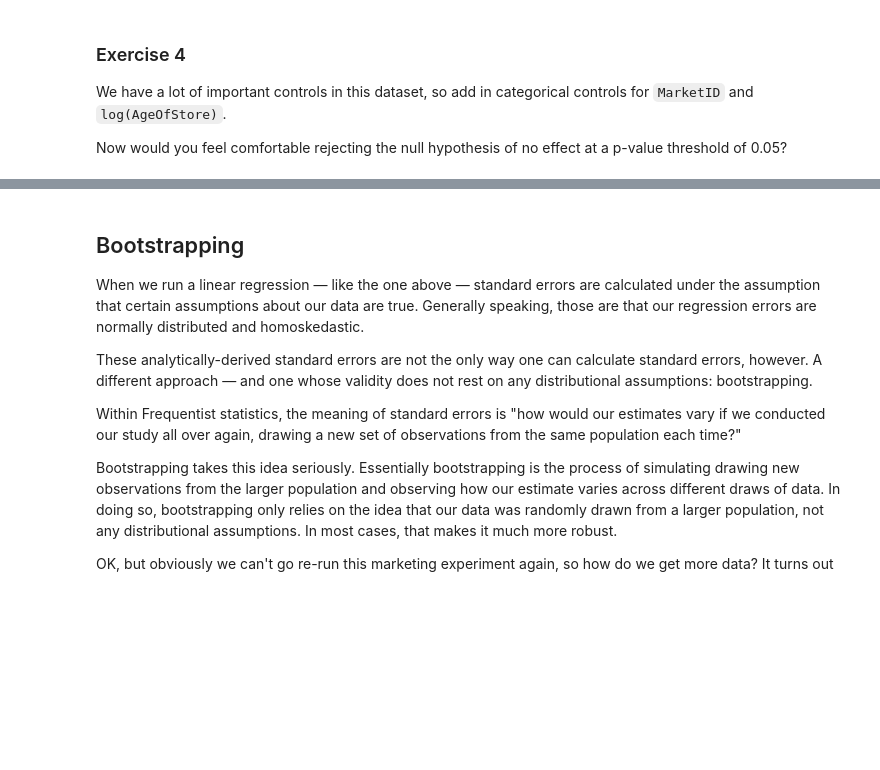
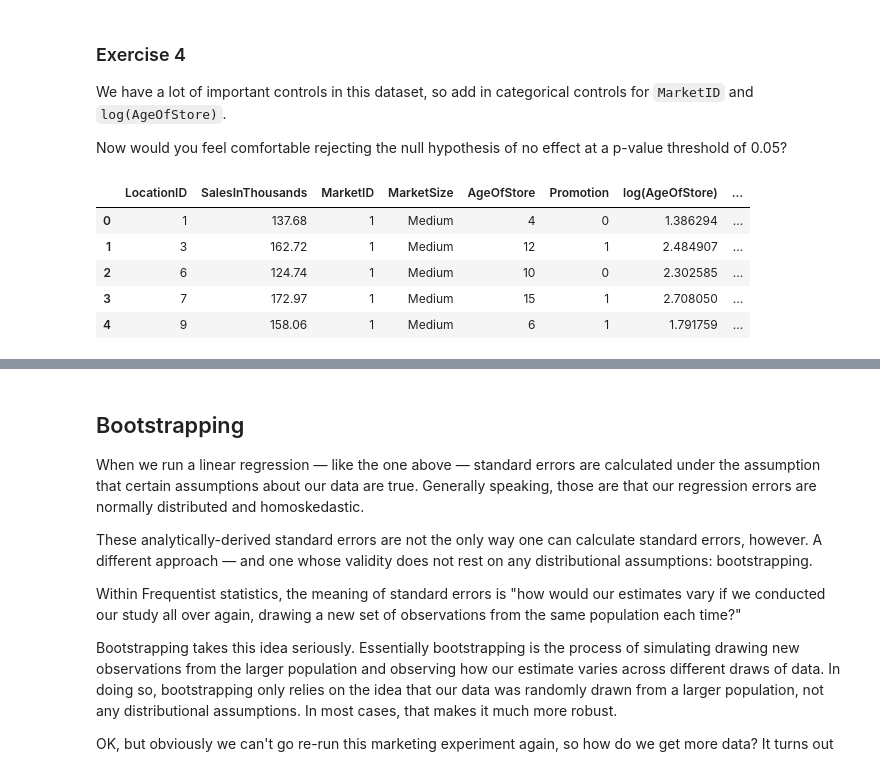
Before and after one commit to nogibjj/ZT-UDS, a Jupyter notebook: exercise_expected_value.ipynb, the cells around one changed output, grey strips where cells are left out. Cells and saved outputs as stored; diff of their text form; code cells hidden in the pictures; blank space fills up the shorter version.

```diff
--- a/exercise_expected_value.ipynb
+++ b/exercise_expected_value.ipynb
@@ -126,3 +126,13 @@ Notes:
 We have a lot of important controls in this dataset, so add in categorical controls for `MarketID` and `log(AgeOfStore)`.
 
 Now would you feel comfortable rejecting the null hypothesis of no effect at a p-value threshold of 0.05?
+# %%
+data_summed["log_AgeOfStore"] = np.log(data_summed["AgeOfStore"])
+data_summed.head()
+# %% [output]
+|  | LocationID | SalesInThousands | MarketID | MarketSize | AgeOfStore | Promotion | log(AgeOfStore) | ... |
+| 0 | 1 | 137.68 | 1 | Medium | 4 | 0 | 1.386294 | ... |
+| 1 | 3 | 162.72 | 1 | Medium | 12 | 1 | 2.484907 | ... |
+| 2 | 6 | 124.74 | 1 | Medium | 10 | 0 | 2.302585 | ... |
+| 3 | 7 | 172.97 | 1 | Medium | 15 | 1 | 2.708050 | ... |
+| 4 | 9 | 158.06 | 1 | Medium | 6 | 1 | 1.791759 | ... |
```
Also changed, not shown: parts of 2 cells of this notebook.
